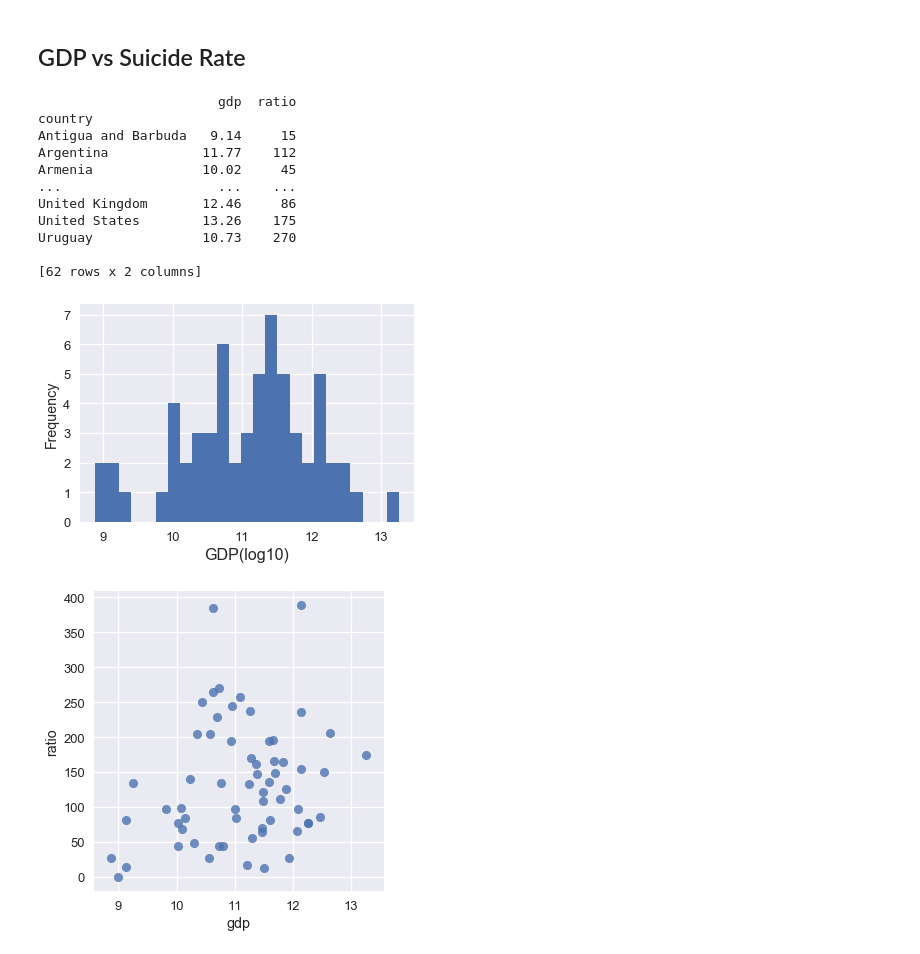
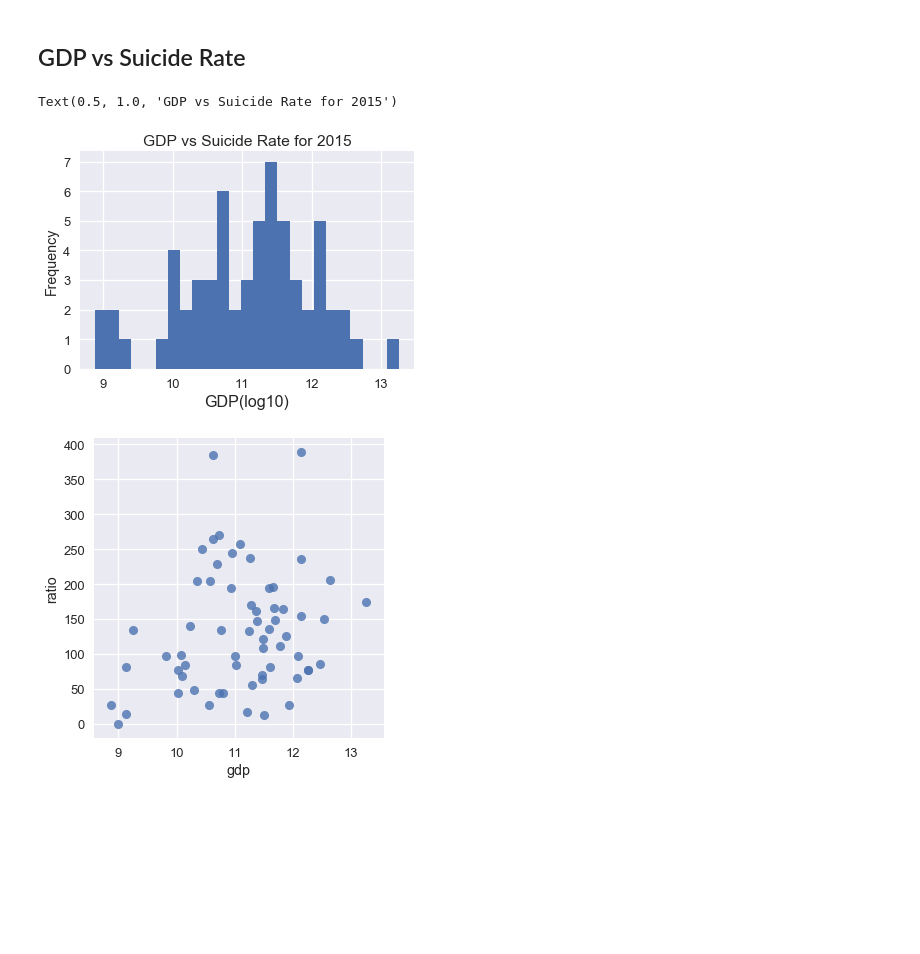
Before and after one commit to WayGold/COGS-108-FinalProject, a Jupyter notebook: FinalProject.ipynb, the cells around one changed output. Saved outputs shown, nothing was run; the diff lists cells and outputs as text; code cells hidden in the pictures; blank space fills up the shorter version.

```diff
--- a/FinalProject.ipynb
+++ b/FinalProject.ipynb
@@ -202,14 +202,6 @@ plt.ylim(0, 700)
 ## GDP vs Suicide Rate
 # %%
 # GDP vs Suicide Rate
-# ARG_gdp = df_gdp[df_gdp['country'] == 'Argentina']
-# year = df_gdp['year'].unique()
-# print(year)
-# GDP vs Suicide Rate for 2016
-#df_gdp = df[['country','year','suicides_no','population',' gdp_for_year ($) ','gdp_per_capita ($)']]
-#year = df_sex['year'].unique()
-#year = 2016
-#country = df_gdp['country'].unique()
 suicide_gdp = suicide_gdp[suicide_gdp.year == 2015]
 #df_gdp
 #print(suicide_gdp['country'].unique())
@@ -223,46 +215,37 @@ for i in tmp1:
     result2[i] = 0
 for i in suicide_gdp.index:
     country = suicide_gdp.loc[i,"country"]
     ratio = suicide_gdp.loc[i,'suicides/100k pop']
     gdp = suicide_gdp.loc[i,' gdp_for_year ($) ']
     result1[country]+= ratio
     result2[country] = gdp
 country=list()
 ratiolist = list()
 gdplist = list()
 import math
 for i in tmp1:
     ratio = result1[i]
     gdp = result2[i]
     country.append(i)
     ratiolist.append(int(ratio))
     gdp = gdp.replace(',','')
     gdplist.append(math.log10(int(gdp)))
 data= dict()
 data = {"country":country,"ratio":ratiolist,"gdp":gdplist}
 
 df1 = pd.DataFrame(data)
 
 #print(ratiolist)
 #print(gdplist)
 df1=df1.set_index("country")
-print(df1)
+#print(df1)
 df1['gdp'].plot('hist', bins = 25)
 plt.xlabel('GDP(log10)', fontsize=16)
 f2 = plt.gcf()
+plt.title("GDP vs Suicide Rate for 2015")
 # %% [output]
-                       gdp  ratio
-country
-Antigua and Barbuda   9.14     15
-Argentina            11.77    112
-Armenia              10.02     45
-...                    ...    ...
-United Kingdom       12.46     86
-United States        13.26    175
-Uruguay              10.73    270
-
-[62 rows x 2 columns]
+Text(0.5, 1.0, 'GDP vs Suicide Rate for 2015')
-[figure, old version]
+[figure, new version]
 # %%
 sns.lmplot(x='gdp', y='ratio', data=df1,fit_reg=False);
 # %% [output]
```
Also changed, not shown: parts of 1 cell of this notebook.
